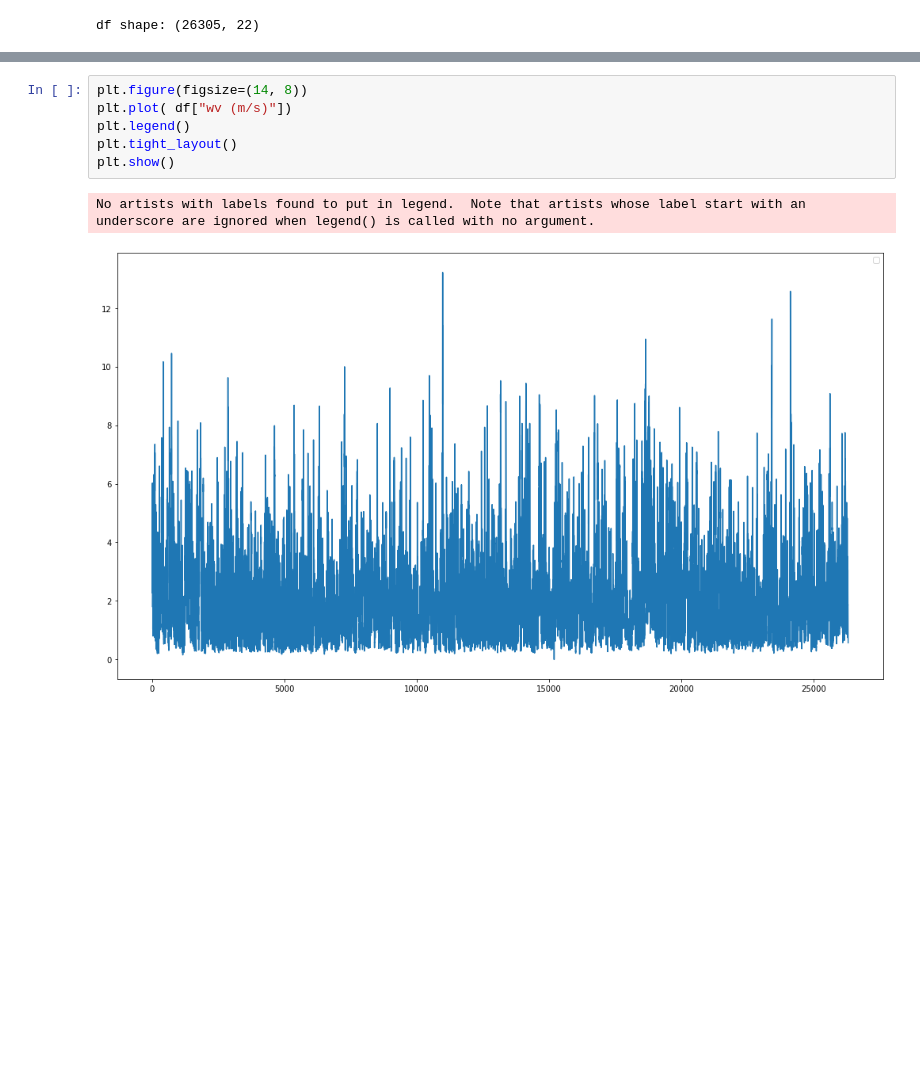
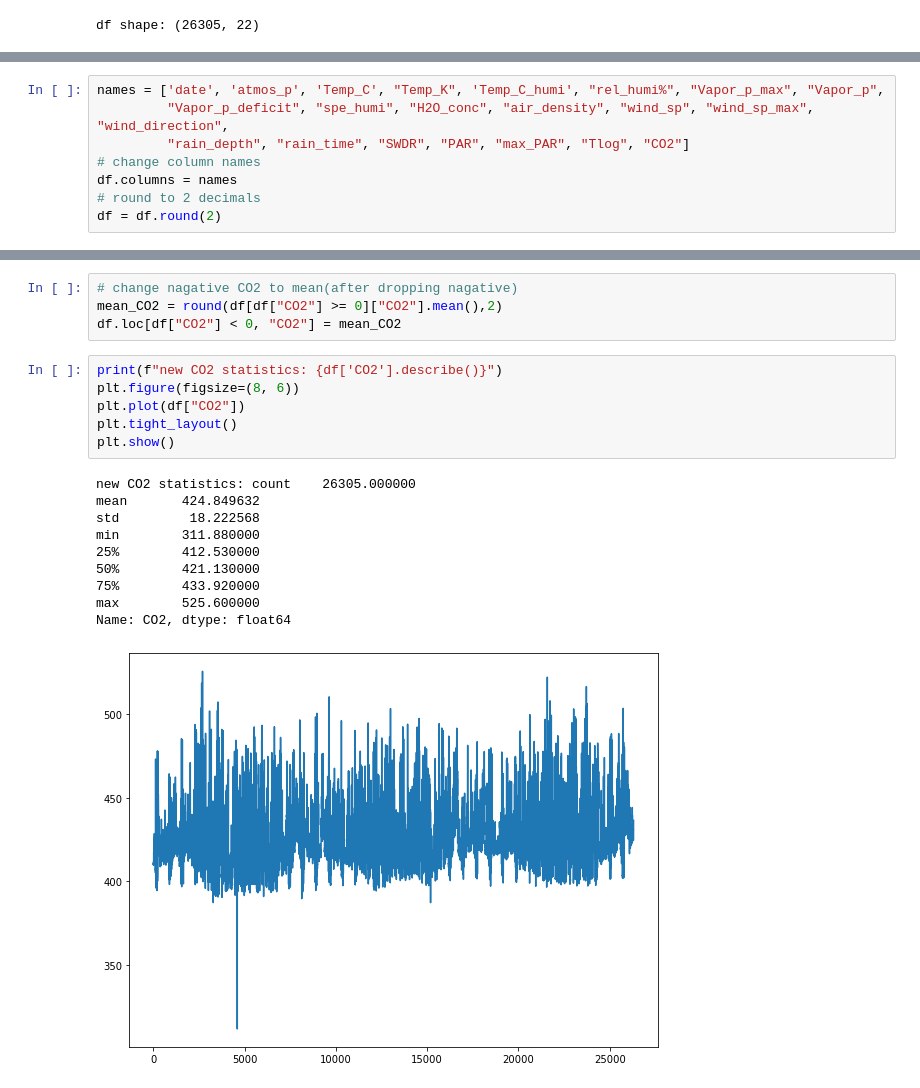
Before and after one commit to hslgao4/Time_series-final_project, a Jupyter notebook: clean_data.ipynb, the cells around one changed output, grey strips where cells are left out. Drawn from its saved outputs; the diff is of its cells as text; blank space fills up the shorter version.

```diff
--- a/clean_data.ipynb
+++ b/clean_data.ipynb
@@ -130,0 +122,8 @@ Index(['date', 'p (mbar)', 'T (degC)', 'Tpot (K)', 'Tdew (degC)', 'rh (%)',
+# %%
+names = ['date', 'atmos_p', 'Temp_C', "Temp_K", 'Temp_C_humi', "rel_humi%", "Vapor_p_max", "Vapor_p",
+         "Vapor_p_deficit", "spe_humi", "H2O_conc", "air_density", "wind_sp", "wind_sp_max", "wind_direction",
+         "rain_depth", "rain_time", "SWDR", "PAR", "max_PAR", "Tlog", "CO2"]
+# change column names
+df.columns = names
+# round to 2 decimals
+df = df.round(2)
@@ -131,9 +204,21 @@ Index(['date', 'p (mbar)', 'T (degC)', 'Tpot (K)', 'Tdew (degC)', 'rh (%)',
+# %%
+# change nagative CO2 to mean(after dropping nagative)
+mean_CO2 = round(df[df["CO2"] >= 0]["CO2"].mean(),2)
+df.loc[df["CO2"] < 0, "CO2"] = mean_CO2
 # %%
-plt.figure(figsize=(14, 8))
-plt.plot( df["wv (m/s)"])
-plt.legend()
+print(f"new CO2 statistics: {df['CO2'].describe()}")
+plt.figure(figsize=(8, 6))
+plt.plot(df["CO2"])
 plt.tight_layout()
 plt.show()
 # %% [output]
-No artists with labels found to put in legend.  Note that artists whose label start with an underscore are ignored when legend() is called with no argument.
+new CO2 statistics: count    26305.000000
+mean       424.849632
+std         18.222568
+min        311.880000
+25%        412.530000
+50%        421.130000
+75%        433.920000
+max        525.600000
+Name: CO2, dtype: float64
-[figure, old version]
+[figure, new version]
```
Also changed, not shown: parts of 4 cells of this notebook.
